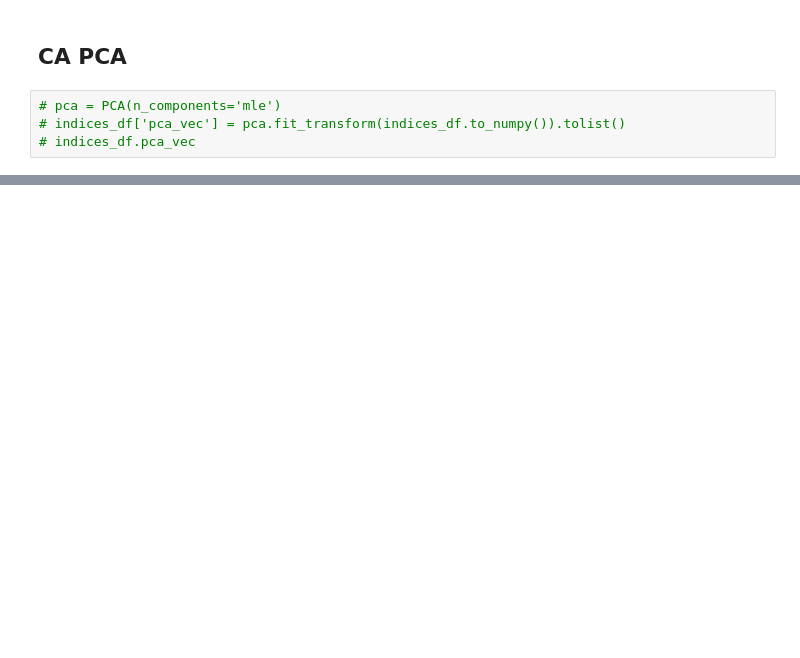
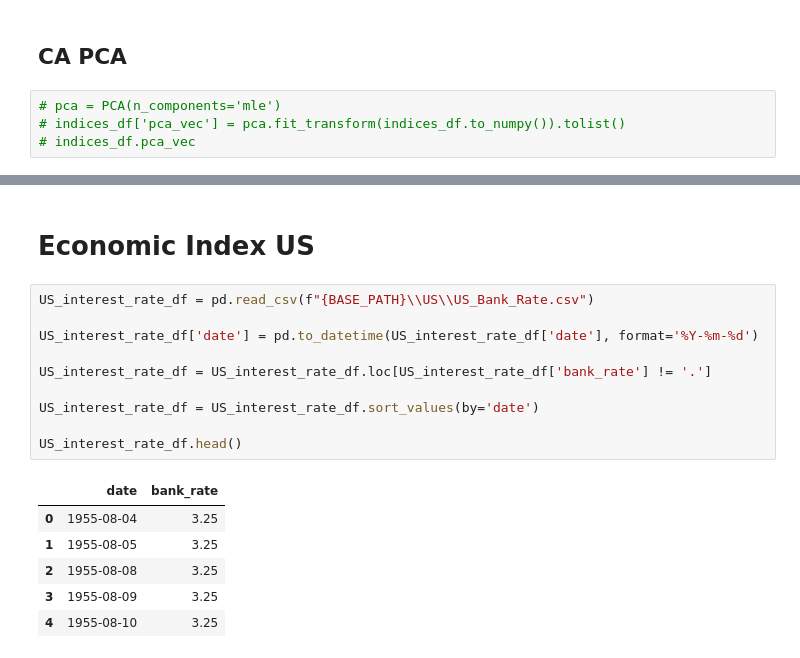
Before and after one commit to JSMarrocco/CHAMOAnalyticsDatathon2022, a Jupyter notebook: PCA/indices_processing.ipynb, the cells around one changed output, grey strips where cells are left out. Saved outputs shown, nothing was run; the diff lists cells and outputs as text; blank space fills up the shorter version.

```diff
--- a/PCA/PCA_processing.ipynb
+++ b/PCA/indices_processing.ipynb
@@ -196,3 +181,22 @@ Data columns (total 17 columns):
  16  WGTS.WTI         18253 non-null  object
 dtypes: float64(7), object(10)
 memory usage: 2.5+ MB
+# %% [markdown]
+# Economic Index US
+# %%
+US_interest_rate_df = pd.read_csv(f"{BASE_PATH}\\US\\US_Bank_Rate.csv")
+
+US_interest_rate_df['date'] = pd.to_datetime(US_interest_rate_df['date'], format='%Y-%m-%d')
+
+US_interest_rate_df = US_interest_rate_df.loc[US_interest_rate_df['bank_rate'] != '.']
+
+US_interest_rate_df = US_interest_rate_df.sort_values(by='date')
+
+US_interest_rate_df.head()
+# %% [output]
+|  | date | bank_rate |
+| 0 | 1955-08-04 | 3.25 |
+| 1 | 1955-08-05 | 3.25 |
+| 2 | 1955-08-08 | 3.25 |
+| 3 | 1955-08-09 | 3.25 |
+| 4 | 1955-08-10 | 3.25 |
```
Also changed, not shown: parts of 12 cells of this notebook, 3 other files.
